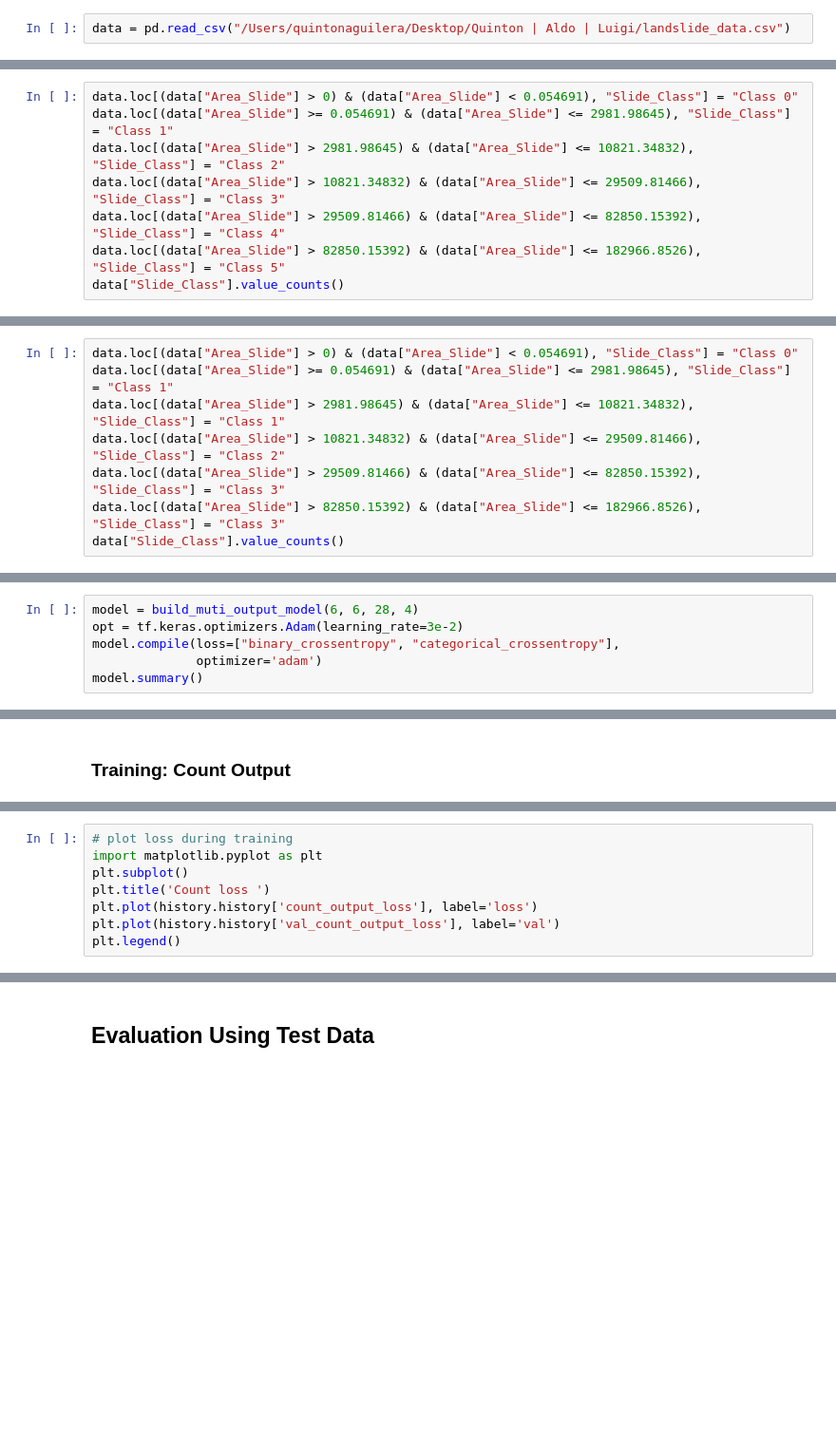
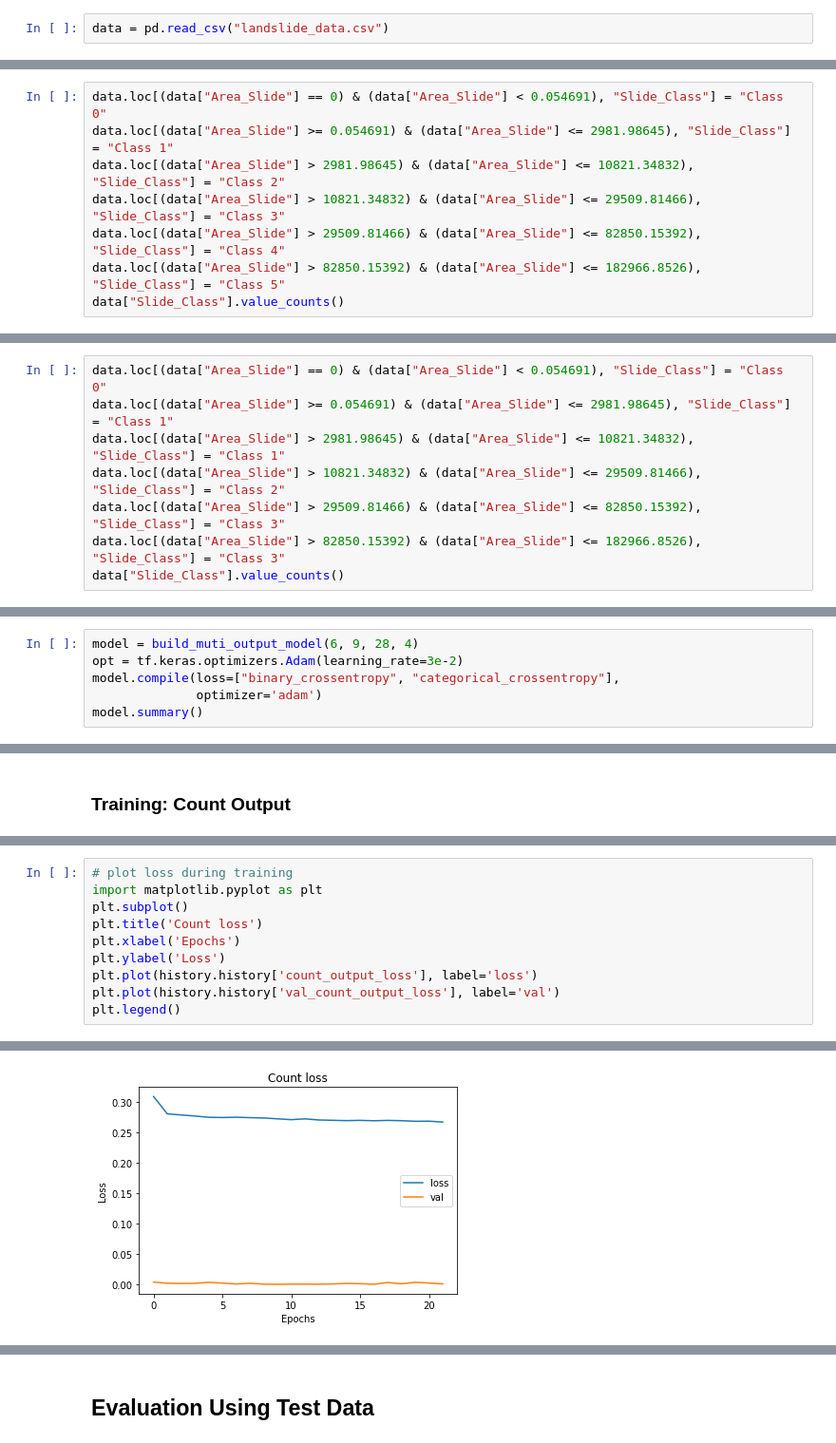
Before and after one commit to ucesqva/SocGenSubmissions, a Jupyter notebook: SocGen_Additional_submission_Aguilera/Landslide Magnitude Classifier (SocGen Submission).ipynb, the cells around one changed output, grey strips where cells are left out. Shown at 95% size. Saved outputs shown, nothing was run; the diff lists cells and outputs as text; blank space fills up the shorter version.

```diff
--- a/SocGen_Additional_submission_Aguilera/Landslide Magnitude Classifier (SocGen Submission).ipynb
+++ b/SocGen_Additional_submission_Aguilera/Landslide Magnitude Classifier (SocGen Submission).ipynb
@@ -4,7 +4,7 @@
 import pandas as pd
 import numpy as np
 # %%
-data = pd.read_csv("/Users/quintonaguilera/Desktop/Quinton | Aldo | Luigi/landslide_data.csv")
+data = pd.read_csv("landslide_data.csv")
 # %% [markdown]
 <h2>Define Functions</h2>
 # %% [markdown]
@@ -259,7 +303,7 @@ optimal_classes(non_zero_slide_area, 0.85, 2, 8)
 # %% [markdown]
 Use these breaks to create a new column in the main dataframe applying a class to each record.
 # %%
-data.loc[(data["Area_Slide"] > 0) & (data["Area_Slide"] < 0.054691), "Slide_Class"] = "Class 0"
+data.loc[(data["Area_Slide"] == 0) & (data["Area_Slide"] < 0.054691), "Slide_Class"] = "Class 0"
 data.loc[(data["Area_Slide"] >= 0.054691) & (data["Area_Slide"] <= 2981.98645), "Slide_Class"] = "Class 1"
 data.loc[(data["Area_Slide"] > 2981.98645) & (data["Area_Slide"] <= 10821.34832), "Slide_Class"] = "Class 2"
 data.loc[(data["Area_Slide"] > 10821.34832) & (data["Area_Slide"] <= 29509.81466), "Slide_Class"] = "Class 3"
@@ -276,7 +325,7 @@ There are two major observations here:
 
 2) Oversampling requires a number of similar neighbors, so classes with inadequate value counts will be merged to facilitate oversampling.
 # %%
-data.loc[(data["Area_Slide"] > 0) & (data["Area_Slide"] < 0.054691), "Slide_Class"] = "Class 0"
+data.loc[(data["Area_Slide"] == 0) & (data["Area_Slide"] < 0.054691), "Slide_Class"] = "Class 0"
 data.loc[(data["Area_Slide"] >= 0.054691) & (data["Area_Slide"] <= 2981.98645), "Slide_Class"] = "Class 1"
 data.loc[(data["Area_Slide"] > 2981.98645) & (data["Area_Slide"] <= 10821.34832), "Slide_Class"] = "Class 1"
 data.loc[(data["Area_Slide"] > 10821.34832) & (data["Area_Slide"] <= 29509.81466), "Slide_Class"] = "Class 2"
@@ -376,5 +431,5 @@ from keras.layers import Dropout
 # %%
-model = build_muti_output_model(6, 6, 28, 4)
+model = build_muti_output_model(6, 9, 28, 4)
 opt = tf.keras.optimizers.Adam(learning_rate=3e-2)
 model.compile(loss=["binary_crossentropy", "categorical_crossentropy"],
               optimizer='adam')
@@ -392,7 +485,10 @@ history = model.fit(x_train, [y_train_count, y_train],
 # plot loss during training
 import matplotlib.pyplot as plt
 plt.subplot()
-plt.title('Count loss ')
+plt.title('Count loss')
+plt.xlabel('Epochs')
+plt.ylabel('Loss')
 plt.plot(history.history['count_output_loss'], label='loss')
 plt.plot(history.history['val_count_output_loss'], label='val')
 plt.legend()
+# %% [output]
@@ -398,0 +496 @@ plt.legend()
+[figure, added]
```
Also changed, not shown: parts of 28 cells of this notebook.
